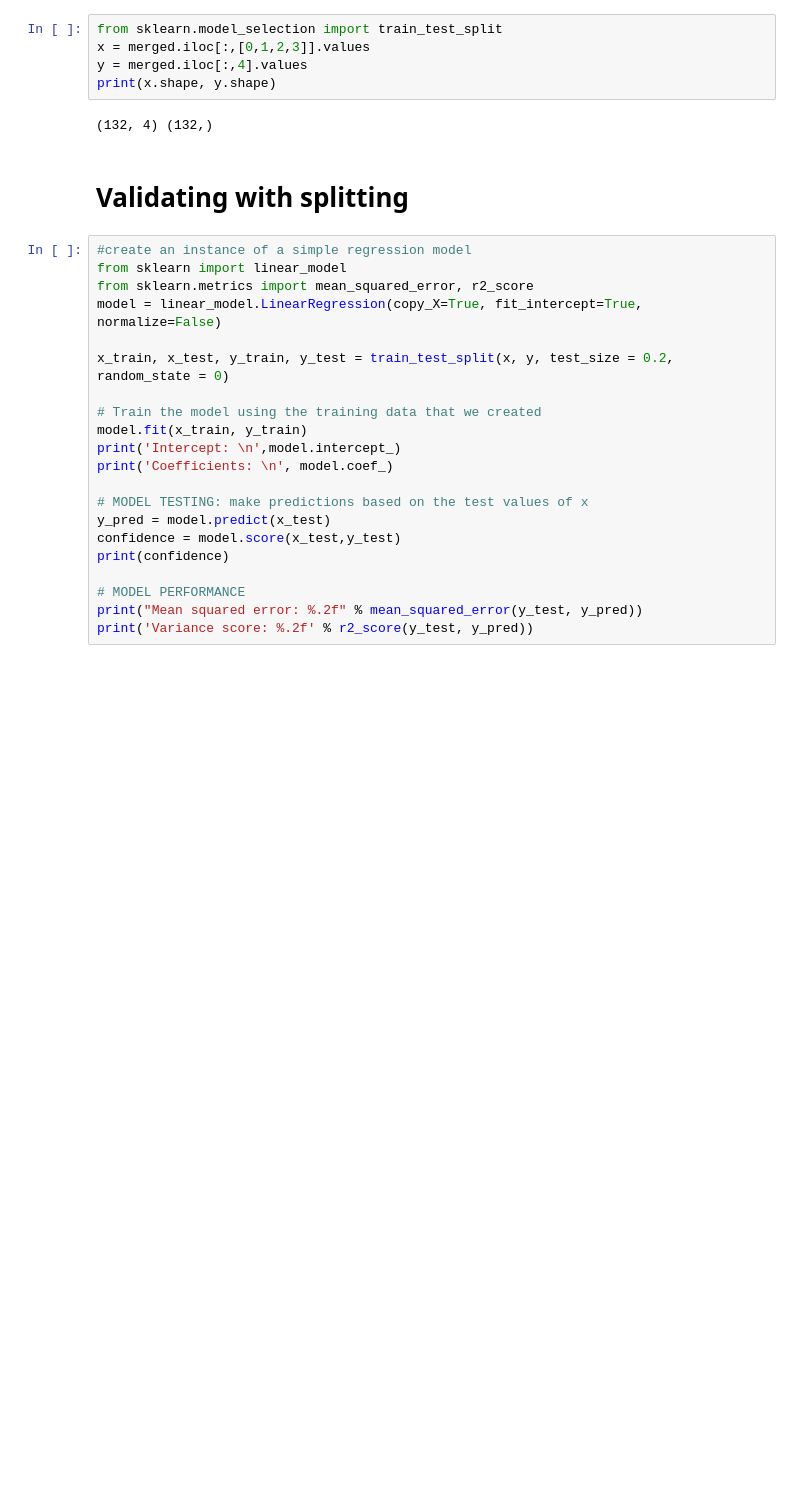
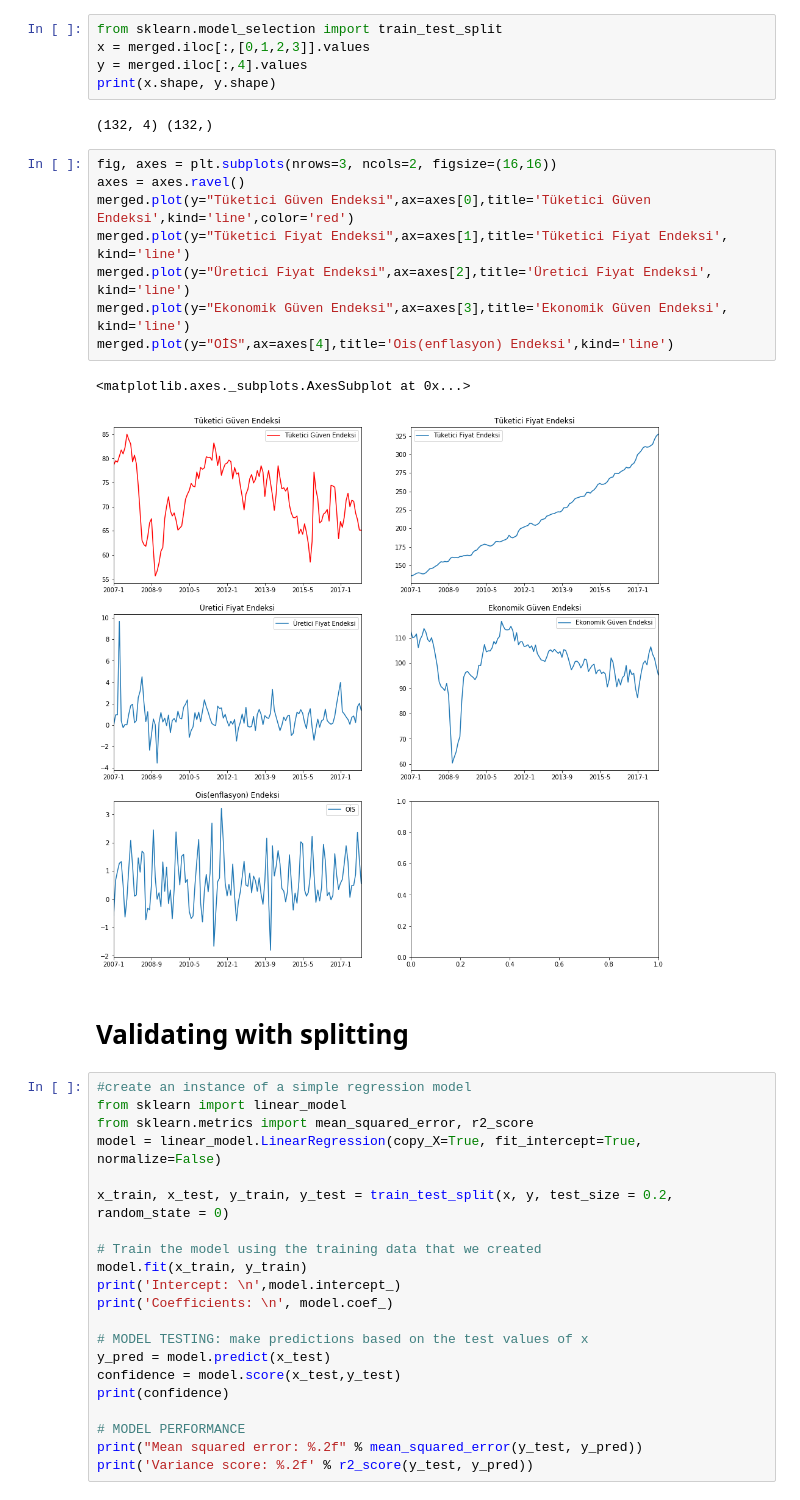
Before and after one commit to beratgumus/ConsumerConfidenceIndexEstimation, a Jupyter notebook: Proje2.ipynb, the cells around one changed output. Saved outputs shown, nothing was run; the diff lists cells and outputs as text; blank space fills up the shorter version.

Commit message:
graphs
could u please drop the last graph which is an empty

```diff
--- a/Proje2.ipynb
+++ b/Proje2.ipynb
@@ -131,6 +131,17 @@ y = merged.iloc[:,4].values
 print(x.shape, y.shape)
 # %% [output]
 (132, 4) (132,)
+# %%
+fig, axes = plt.subplots(nrows=3, ncols=2, figsize=(16,16))
+axes = axes.ravel()
+merged.plot(y="Tüketici Güven Endeksi",ax=axes[0],title='Tüketici Güven Endeksi',kind='line',color='red')
+merged.plot(y="Tüketici Fiyat Endeksi",ax=axes[1],title='Tüketici Fiyat Endeksi', kind='line')
+merged.plot(y="Üretici Fiyat Endeksi",ax=axes[2],title='Üretici Fiyat Endeksi', kind='line')
+merged.plot(y="Ekonomik Güven Endeksi",ax=axes[3],title='Ekonomik Güven Endeksi', kind='line')
+merged.plot(y="OİS",ax=axes[4],title='Ois(enflasyon) Endeksi',kind='line')
+# %% [output]
+<matplotlib.axes._subplots.AxesSubplot at 0x...>
+[figure, added]
 # %% [markdown]
 # Validating with splitting
 # %%
```
Also changed, not shown: parts of 10 cells of this notebook.
